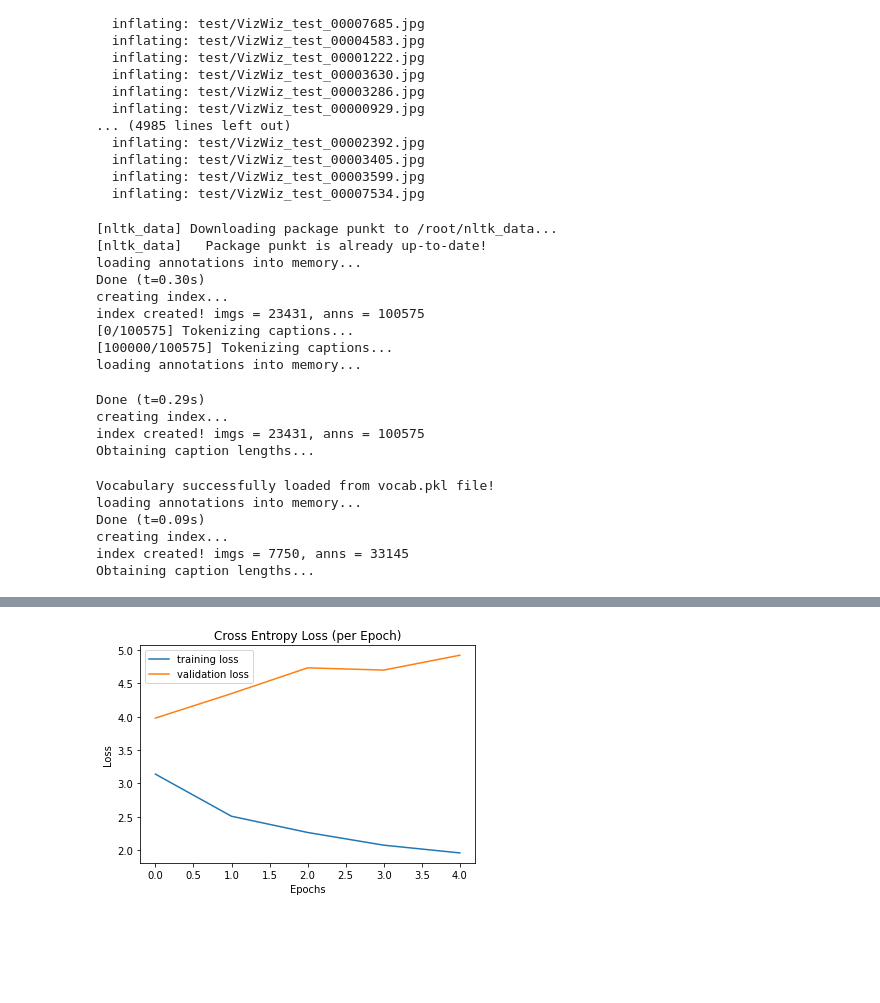
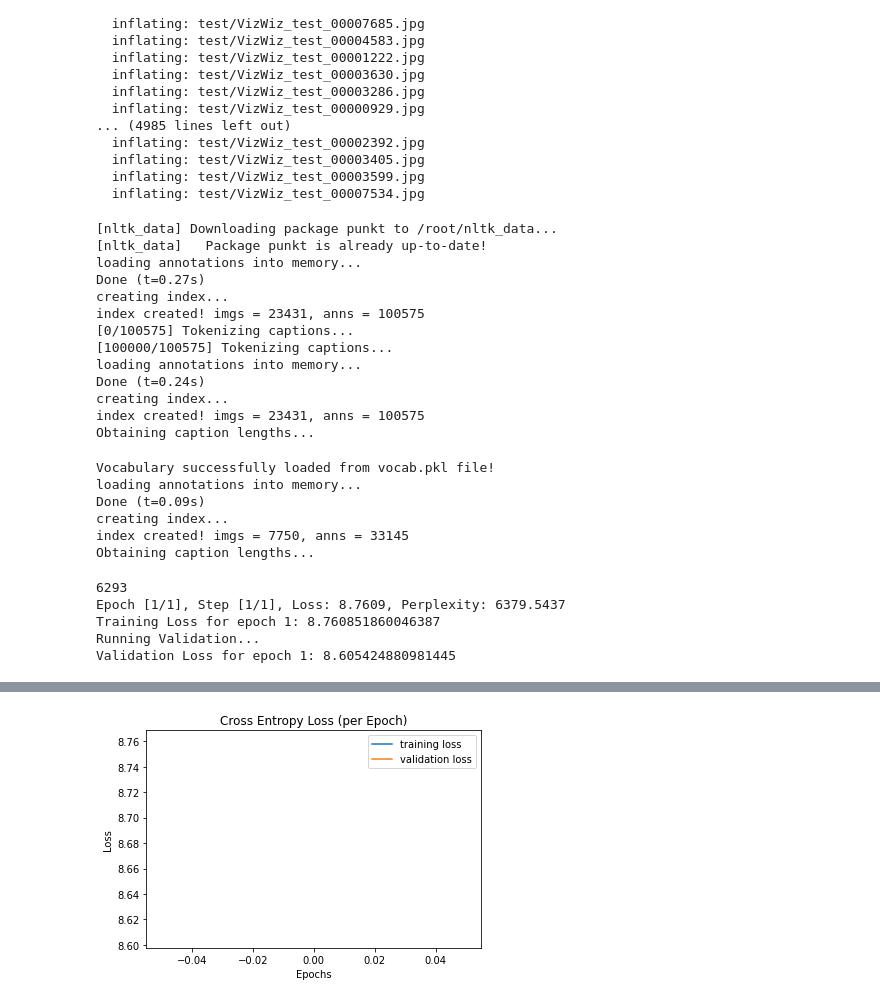
Before and after one commit to Malikeh97/csc2516-final-project, a Jupyter notebook: clip_rnn_image_captioning.ipynb, the cells around one changed output, grey strips where cells are left out. Cells and saved outputs as stored; diff of their text form; code cells hidden in the pictures; blank space fills up the shorter version.

```diff
--- a/clip_rnn_image_captioning.ipynb
+++ b/clip_rnn_image_captioning.ipynb
@@ -428,7 +438,7 @@ if __name__ == "__main__":
     vocab_from_file = False    # if True, load existing vocab file
     embed_size = 512           # dimensionality of image and word embeddings
     hidden_size = 512          # number of features in hidden state of the RNN decoder
-    num_epochs = 5             # number of training epochs (1 for testing)
+    num_epochs = 1             # number of training epochs (1 for testing)
     save_every = 1             # determines frequency of saving model weights
     print_every = 200          # determines window for printing average loss
     log_file = 'training_log.txt'       # name of file with saved training loss and perplexity
@@ -464,13 +474,13 @@ if __name__ == "__main__":
 
     params = list(decoder.parameters()) #Malikeh + list(encoder.embed.parameters())
 
-    optimizer = torch.optim.Adam(params, lr=0.001, betas=(0.9, 0.999), eps=1e-08)
+    #optimizer = torch.optim.Adam(params, lr=0.001, betas=(0.9, 0.999), eps=1e-08)
     # optimizer = torch.optim.Adam(params, lr=0.01, betas=(0.9, 0.999), eps=1e-08)
-    # optimizer = torch.optim.RMSprop(params, lr=0.01, alpha=0.99, eps=1e-08)
+    optimizer = torch.optim.RMSprop(params, lr=0.01, alpha=0.99, eps=1e-08)
 
     # Set the total number of training steps per epoch.
-    total_step = math.ceil(len(data_loader.dataset.caption_lengths) / data_loader.batch_sampler.batch_size)
-    #total_step = 1
+    #total_step = math.ceil(len(data_loader.dataset.caption_lengths) / data_loader.batch_sampler.batch_size)
+    total_step = 1
 
     # Open the training log file.
     f = open(log_file, 'w')
@@ -549,7 +559,7 @@ if __name__ == "__main__":
 
 
         print("\nTraining Loss for epoch " + str(epoch) + ': ' + str(float(avg_batch_loss)))
-        val_loss = validate(clip_model, decoder, criterion, val_data_loader, vocab_size, epoch, device, save_captions=True, linear_layer = None)
+        val_loss = validate(clip_model, decoder, criterion, val_data_loader, vocab_size, epoch, device = device, save_captions=False, linear_layer = None)
         val_loss_per_epoch.append(val_loss)
 
 
@@ -567,19 +577,24 @@ if __name__ == "__main__":
 [nltk_data] Downloading package punkt to /root/nltk_data...
 [nltk_data]   Package punkt is already up-to-date!
 loading annotations into memory...
-Done (t=0.30s)
+Done (t=0.27s)
 creating index...
 index created! imgs = 23431, anns = 100575
 [0/100575] Tokenizing captions...
 [100000/100575] Tokenizing captions...
 loading annotations into memory...
+Done (t=0.24s)
+creating index...
+index created! imgs = 23431, anns = 100575
+Obtaining caption lengths...
-Done (t=0.29s)
+Vocabulary successfully loaded from vocab.pkl file!
+loading annotations into memory...
+Done (t=0.09s)
 creating index...
-index created! imgs = 23431, anns = 100575
+index created! imgs = 7750, anns = 33145
 Obtaining caption lengths...
-Vocabulary successfully loaded from vocab.pkl file!
-loading annotations into memory...
-Done (t=0.09s)
-creating index...
-index created! imgs = 7750, anns = 33145
-Obtaining caption lengths...
+6293
+Epoch [1/1], Step [1/1], Loss: 8.7609, Perplexity: 6379.5437
+Training Loss for epoch 1: 8.760851860046387
+Running Validation...
+Validation Loss for epoch 1: 8.605424880981445
@@ -603 +601 @@ Validation Loss for epoch 5: 4.922140598297119
-[figure, old version]
+[figure, new version]
```
Also changed, not shown: parts of 8 cells of this notebook.
